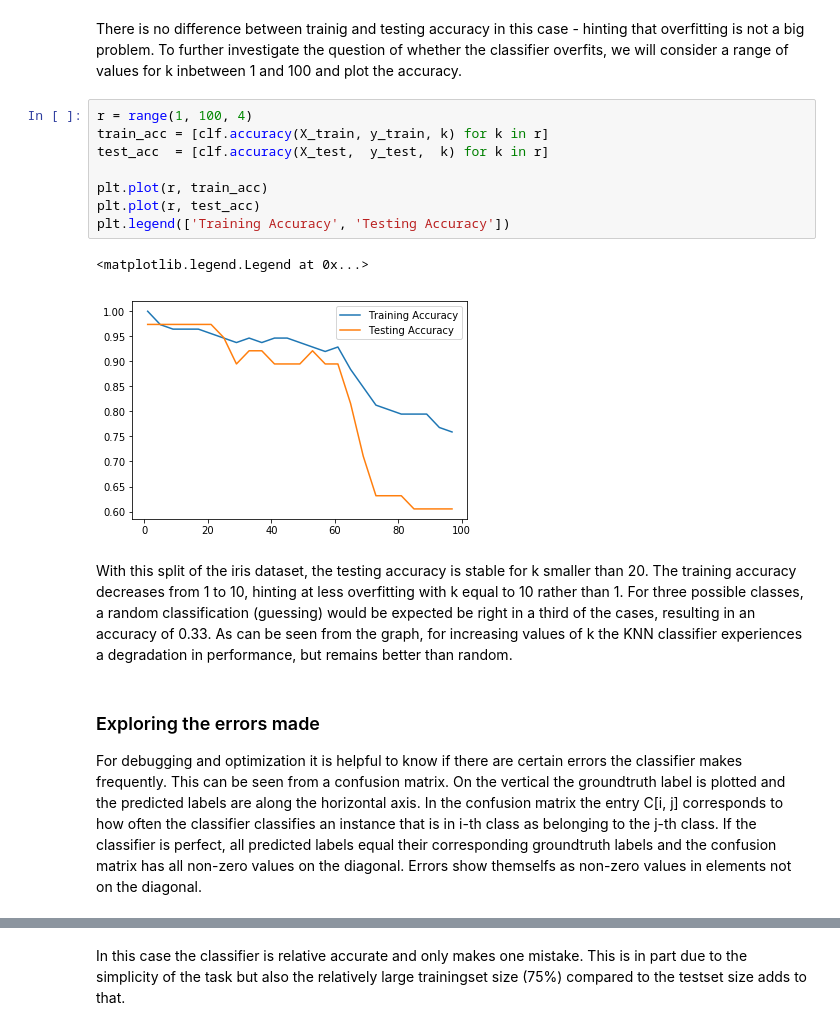
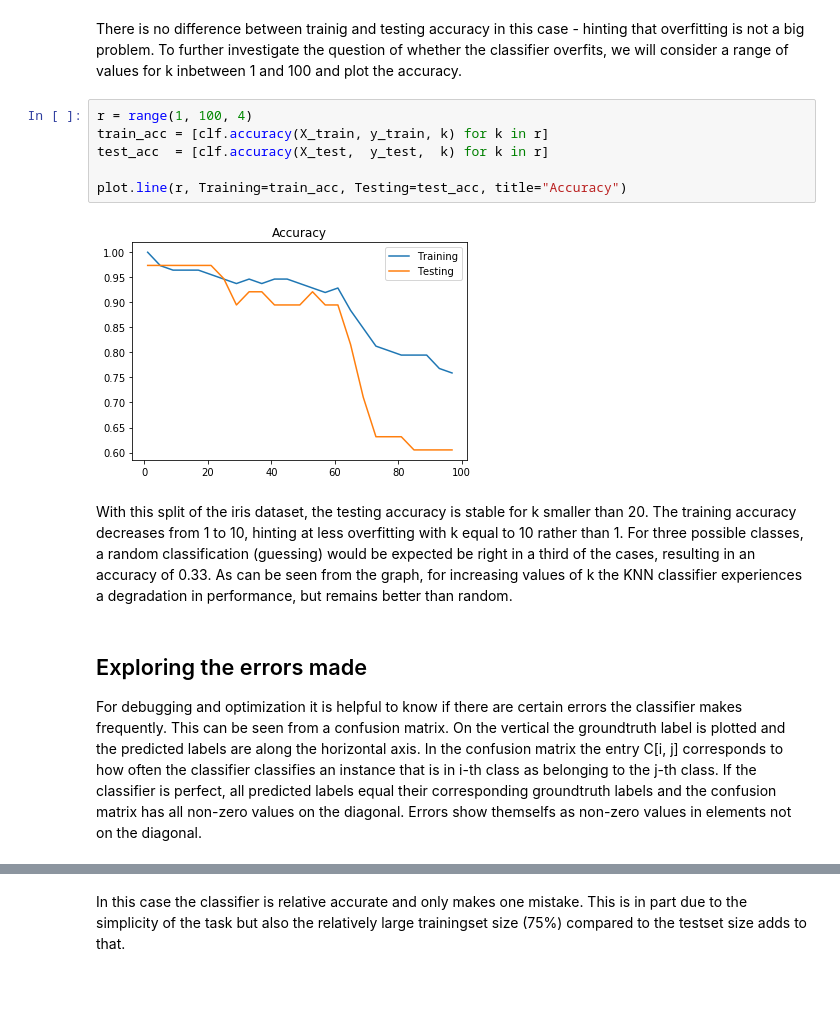
Before and after one commit to adriankoering/expert-octo-barnacle, a Jupyter notebook: k-nearest neighbor classifier.ipynb, the cells around one changed output, grey strips where cells are left out. Saved outputs shown, nothing was run; the diff lists cells and outputs as text; blank space fills up the shorter version.

Commit message:
Move plotting to seperate file and refactor notebook

```diff
--- a/k-nearest neighbor classifier.ipynb
+++ b/k-nearest neighbor classifier.ipynb
@@ -246,18 +251,15 @@ There is no difference between trainig and testing accuracy in this case - hinti
 # %%
 r = range(1, 100, 4)
 train_acc = [clf.accuracy(X_train, y_train, k) for k in r]
 test_acc  = [clf.accuracy(X_test,  y_test,  k) for k in r]
 
-plt.plot(r, train_acc)
-plt.plot(r, test_acc)
-plt.legend(['Training Accuracy', 'Testing Accuracy'])
+plot.line(r, Training=train_acc, Testing=test_acc, title="Accuracy")
 # %% [output]
-<matplotlib.legend.Legend at 0x...>
-[figure, old version]
+[figure, new version]
 # %% [markdown]
 With this split of the iris dataset, the testing accuracy is stable for k smaller than 20. The training accuracy decreases from 1 to 10, hinting at less overfitting with k equal to 10 rather than 1.
 For three possible classes, a random classification (guessing) would be expected be right in a third of the cases, resulting in an accuracy of 0.33. As can be seen from the graph, for increasing values of k the KNN classifier experiences a degradation in performance, but remains better than random.
 # %% [markdown]
-### Exploring the errors made
+## Exploring the errors made
 
 For debugging and optimization it is helpful to know if there are certain errors the classifier makes frequently. This can be seen from a confusion matrix. On the vertical the groundtruth label is plotted and the predicted labels are along the horizontal axis. In the confusion matrix the entry C[i, j] corresponds to how often the classifier classifies an instance that is in i-th class as belonging to the j-th class. If the classifier is perfect, all predicted labels equal their corresponding groundtruth labels and the confusion matrix has all non-zero values on the diagonal. Errors show themselfs as non-zero values in elements not on the diagonal.
```
Also changed, not shown: parts of 14 cells of this notebook, 1 other file.
